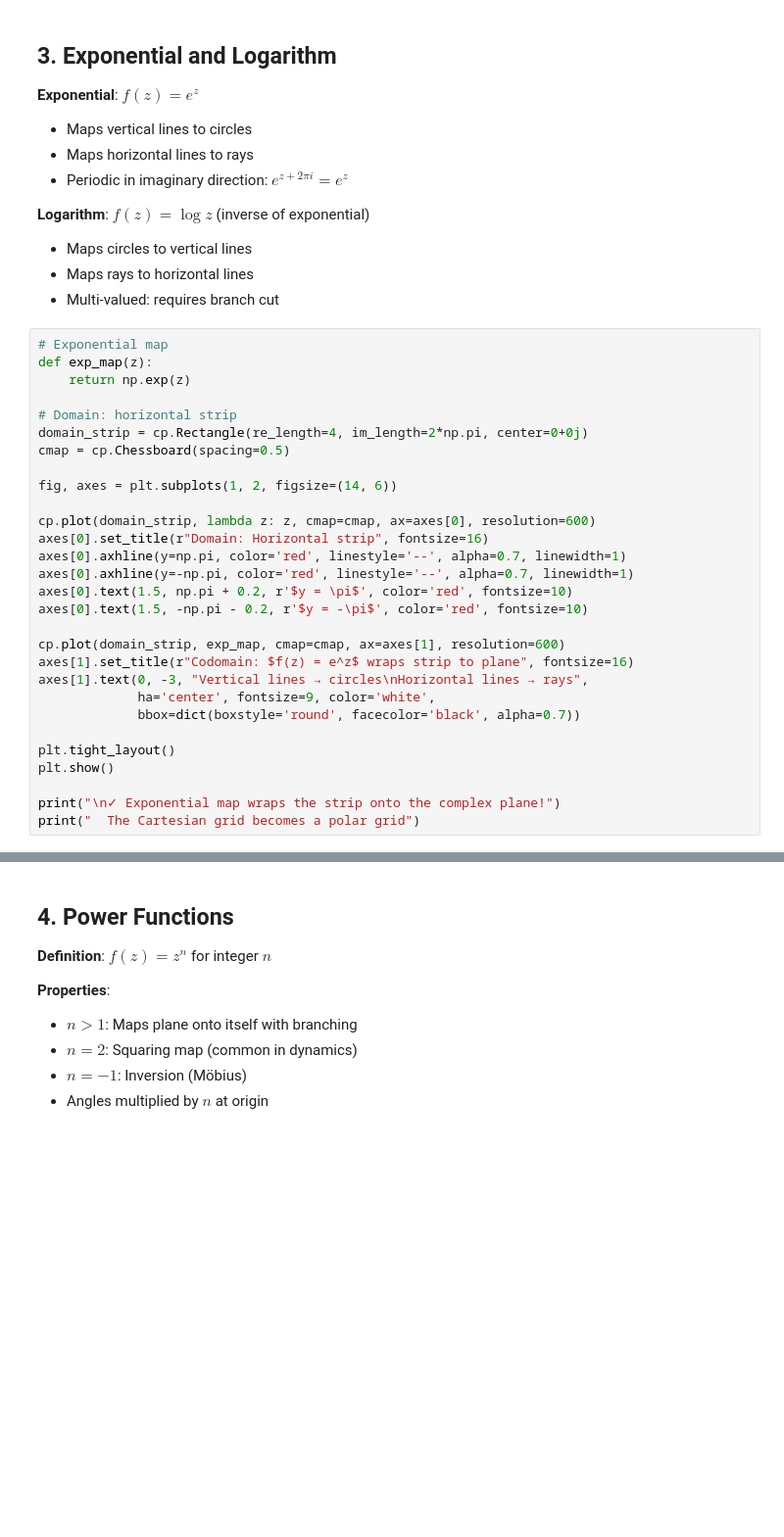
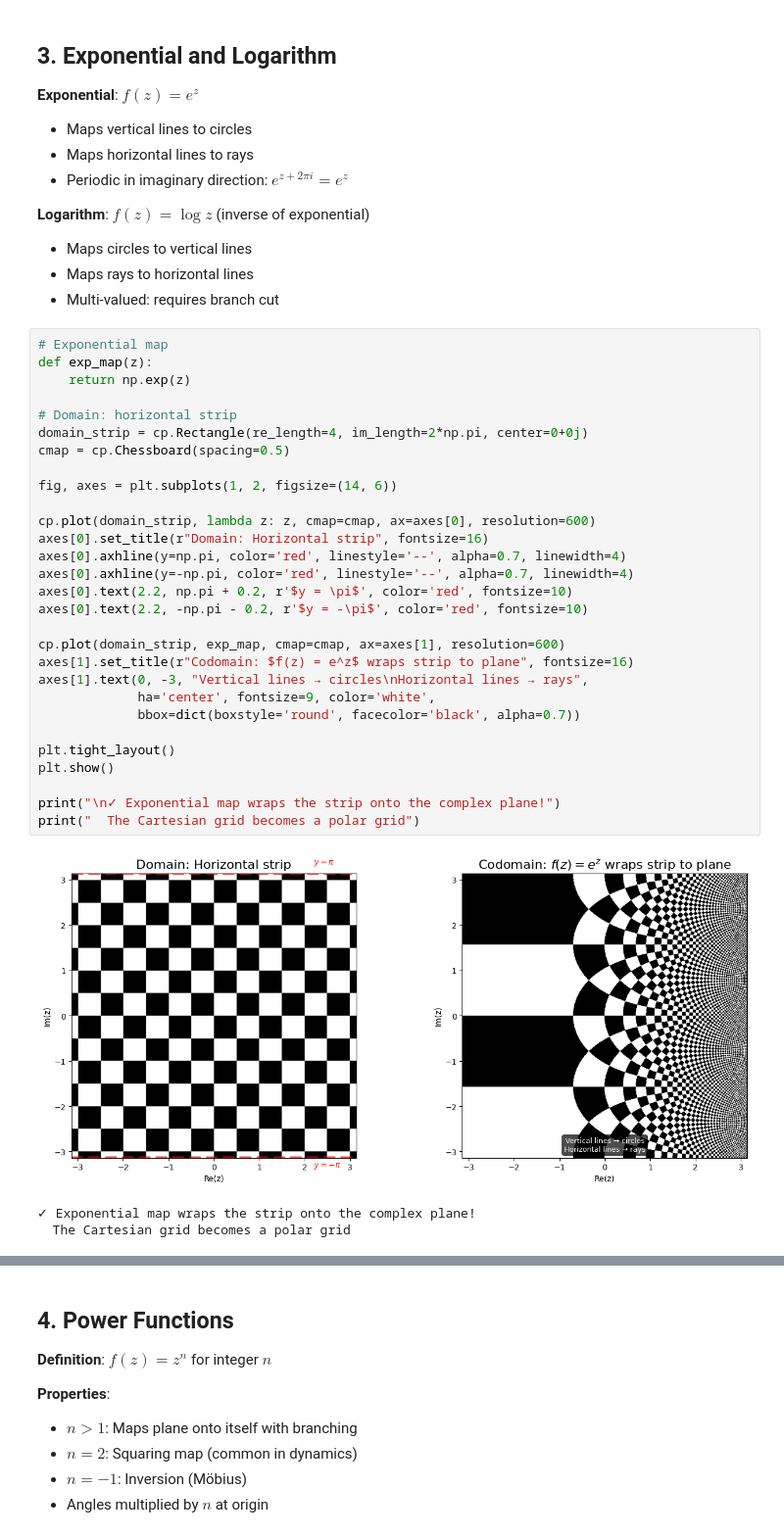
Before and after one commit to kuvychko/complexplorer, a Jupyter notebook: examples/applications/app_03_conformal_maps.ipynb, the cells around one changed output, grey strips where cells are left out. Shown at 98% size. Drawn from its saved outputs; the diff is of its cells as text; blank space fills up the shorter version.

```diff
--- a/examples/applications/app_03_conformal_maps.ipynb
+++ b/examples/applications/app_03_conformal_maps.ipynb
@@ -133,32 +141,36 @@ print("  By adjusting the circle center, you can design different airfoils")
 # %%
 # Exponential map
 def exp_map(z):
     return np.exp(z)
 
 # Domain: horizontal strip
 domain_strip = cp.Rectangle(re_length=4, im_length=2*np.pi, center=0+0j)
 cmap = cp.Chessboard(spacing=0.5)
 
 fig, axes = plt.subplots(1, 2, figsize=(14, 6))
 
 cp.plot(domain_strip, lambda z: z, cmap=cmap, ax=axes[0], resolution=600)
 axes[0].set_title(r"Domain: Horizontal strip", fontsize=16)
-axes[0].axhline(y=np.pi, color='red', linestyle='--', alpha=0.7, linewidth=1)
-axes[0].axhline(y=-np.pi, color='red', linestyle='--', alpha=0.7, linewidth=1)
-axes[0].text(1.5, np.pi + 0.2, r'$y = \pi$', color='red', fontsize=10)
-axes[0].text(1.5, -np.pi - 0.2, r'$y = -\pi$', color='red', fontsize=10)
+axes[0].axhline(y=np.pi, color='red', linestyle='--', alpha=0.7, linewidth=4)
+axes[0].axhline(y=-np.pi, color='red', linestyle='--', alpha=0.7, linewidth=4)
+axes[0].text(2.2, np.pi + 0.2, r'$y = \pi$', color='red', fontsize=10)
+axes[0].text(2.2, -np.pi - 0.2, r'$y = -\pi$', color='red', fontsize=10)
 
 cp.plot(domain_strip, exp_map, cmap=cmap, ax=axes[1], resolution=600)
 axes[1].set_title(r"Codomain: $f(z) = e^z$ wraps strip to plane", fontsize=16)
 axes[1].text(0, -3, "Vertical lines → circles\nHorizontal lines → rays",
              ha='center', fontsize=9, color='white',
              bbox=dict(boxstyle='round', facecolor='black', alpha=0.7))
 
 plt.tight_layout()
 plt.show()
 
 print("\n✓ Exponential map wraps the strip onto the complex plane!")
 print("  The Cartesian grid becomes a polar grid")
+# %% [output]
+[figure, added]
+✓ Exponential map wraps the strip onto the complex plane!
+  The Cartesian grid becomes a polar grid
 # %%
 # Logarithm (principal branch)
 def log_map(z):
```
Also changed, not shown: parts of 5 cells of this notebook, 2 other files.
